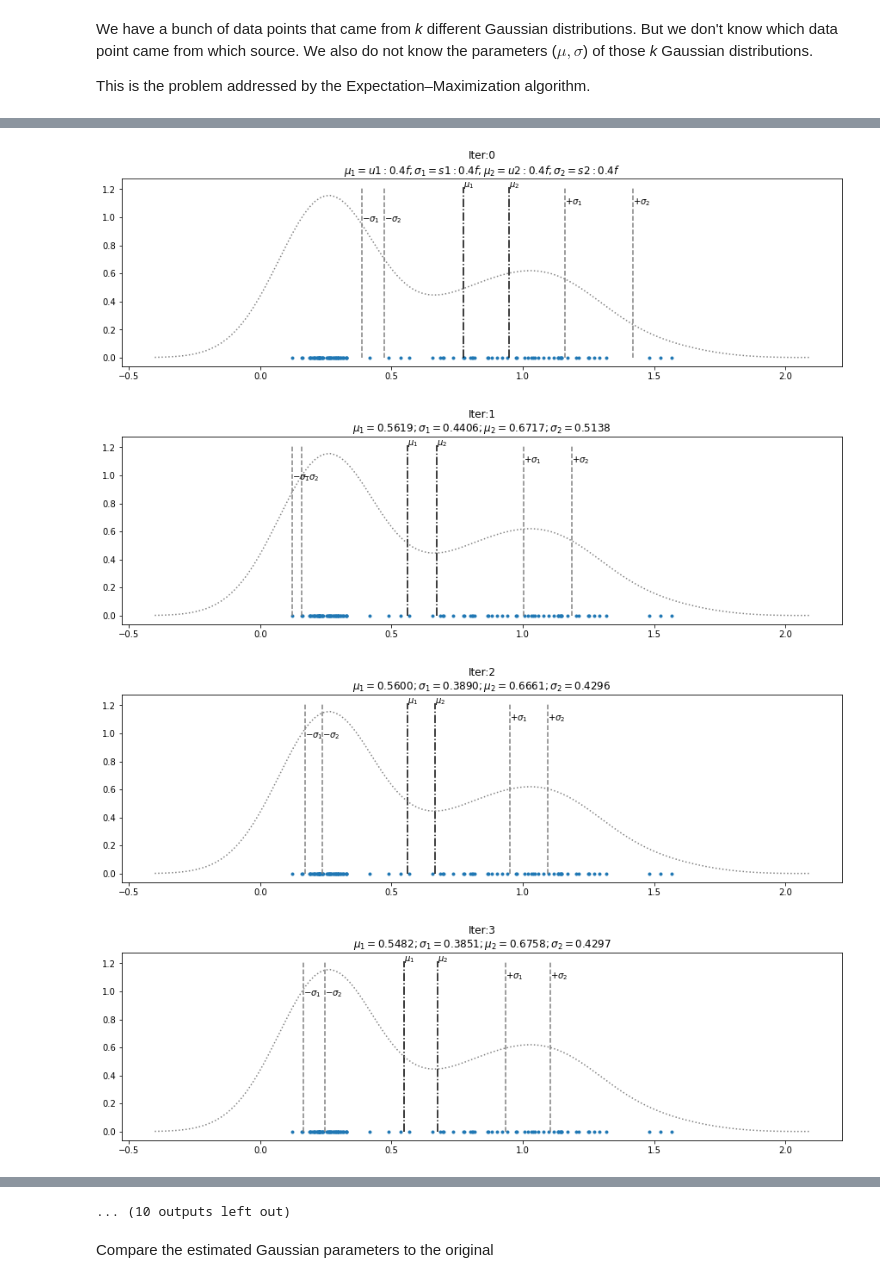
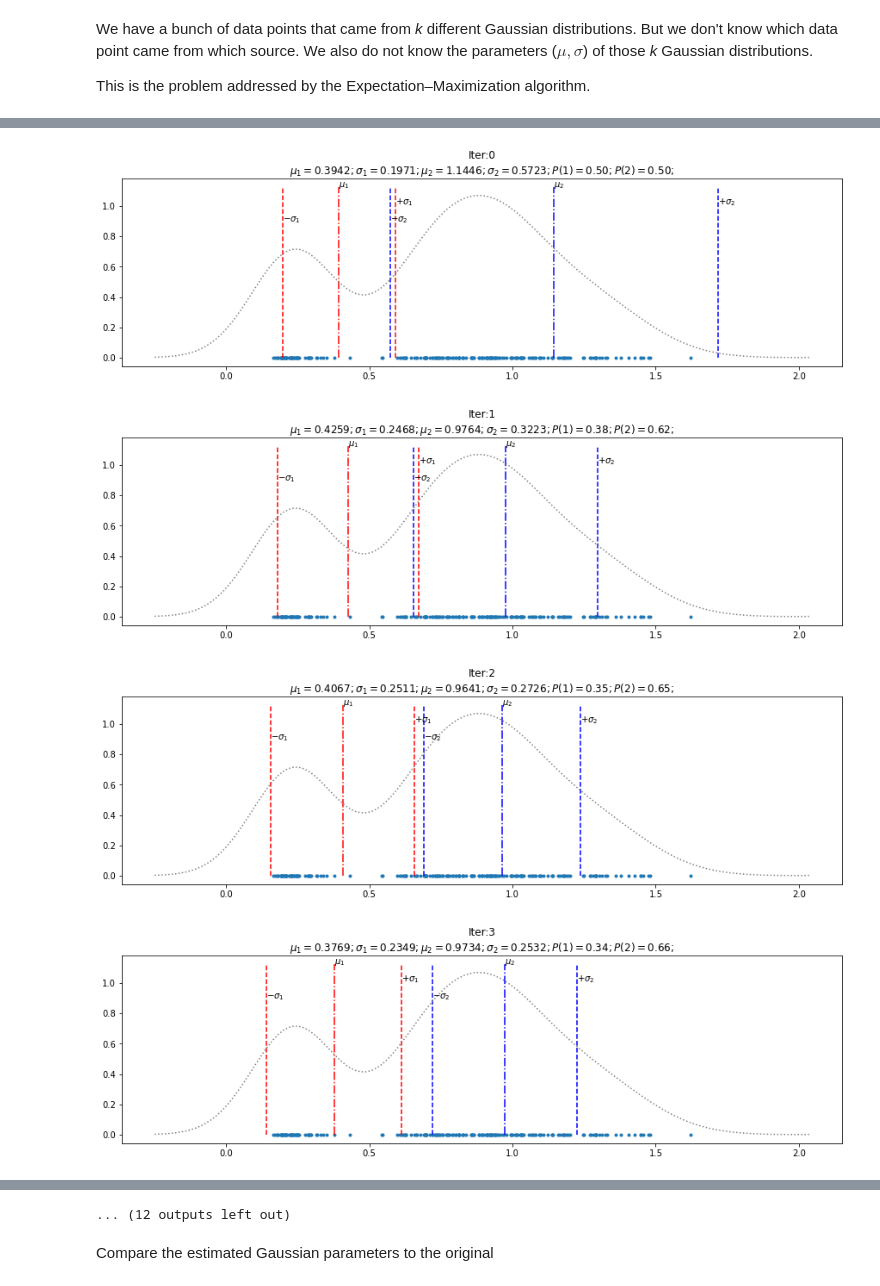
Before and after one commit to vinayshanbhag/math, a Jupyter notebook: Expectation_Maximization.ipynb, the cells around one changed output, grey strips where cells are left out. Saved outputs shown, nothing was run; the diff lists cells and outputs as text; code cells hidden in the pictures.

```diff
--- a/Expectation_Maximization.ipynb
+++ b/Expectation_Maximization.ipynb
@@ -17,7 +17,7 @@ import pandas as pd
 Let's say we have a set of points that come from 2 different gaussian distributions.
 # %%
 n1 = 50 # samples1
-n2 = 50 # samples2
+n2 = 150 # samples2
 mu1, sig1, mu2, sig2 = 0.25,0.05,1,0.25
 samples1 = np.random.normal(mu1, sig1, n1)
 samples2 = np.random.normal(mu2, sig2, n2)
@@ -54,17 +54,17 @@ def plot(X,u1,s1,u2,s2,title):
   plt.scatter(X,np.zeros(len(X)), marker='.')
   ax = sns.kdeplot(X, color='gray',linestyle=':')
   ymin, ymax = ax.get_ylim()
-  plt.vlines(u1,ymin,ymax,'k','-.')
+  plt.vlines(u1,ymin,ymax,'r','-.')
   plt.text(u1,ymax,'$\mu_1$')
-  plt.vlines(u1-s1,ymin,ymax,'gray','--')
+  plt.vlines(u1-s1,ymin,ymax,'r','--')
   plt.text(u1-s1,ymax*0.8,'$-\sigma_1$')
-  plt.vlines(u1+s1,ymin,ymax,'gray','--')
+  plt.vlines(u1+s1,ymin,ymax,'r','--')
   plt.text(u1+s1,ymax*0.9,'$+\sigma_1$')
-  plt.vlines(u2,ymin,ymax,'k','-.')
+  plt.vlines(u2,ymin,ymax,'b','-.')
   plt.text(u2,ymax,'$\mu_2$')
-  plt.vlines(u2-s2,ymin,ymax,'gray','--')
+  plt.vlines(u2-s2,ymin,ymax,'b','--')
   plt.text(u2-s2,ymax*.8,'$-\sigma_2$')
-  plt.vlines(u2+s2,ymin,ymax,'gray','--')
+  plt.vlines(u2+s2,ymin,ymax,'b','--')
   plt.text(u2+s2,ymax*.9,'$+\sigma_2$')
   plt.show()
 # %% [markdown]
@@ -102,26 +102,29 @@ Repeat until $\mu$ and $\sigma$ converge.
 Following code performs these steps and plots the $\mu$ and $\sigma$ at each step.
 # %%
 X = samples
-u1,u2 = np.random.uniform(X.min(), X.max(), 2)
+u1,u2 = X.mean()-X.std(), X.mean()+X.std()#np.random.uniform(X.min(), X.max(), 2)
 s1, s2 = u1*0.5, u2*0.5
-plot(X, u1,s1, u2, s2, "Iter:0\n$\mu_1={u1:0.4f};\sigma_1={s1:0.4f};\mu_2={u2:0.4f};\sigma_2={s2:0.4f}$")
-for i in range(1,51):
+p1,p2 = 0.5,0.5 # initial prob of dist1 and 2
+plot(X, u1,s1, u2, s2, f"Iter:0\n$\mu_1={u1:0.4f};\sigma_1={s1:0.4f};\mu_2={u2:0.4f};\sigma_2={s2:0.4f};P(1)={p1:0.2f};P(2)={p2:0.2f};$")
+for i in range(1,101):
   px_1 = (np.exp(-((X-u1)**2)/(2*(s1**2))))/np.sqrt(np.pi*2*(s1**2)) #P(x|1)
   px_2 = (np.exp(-((X-u2)**2)/(2*(s2**2))))/np.sqrt(np.pi*2*(s2**2)) #P(x|2)
-  p1_x = (px_1*0.5)/((px_1*0.5) + (px_2*0.5))
+  p1_x = (px_1*p1)/((px_1*p1) + (px_2*p2))
   p2_x = 1-p1_x
+  p1 = np.mean(p1_x)
+  p2 = np.mean(p2_x)
   u1_ = np.sum(p1_x*X)/np.sum(p1_x)
   u2_ = np.sum(p2_x*X)/np.sum(p2_x)
   s1_ = np.sqrt(np.sum(p1_x*((X-u1)**2))/np.sum(p1_x))
   s2_ = np.sqrt(np.sum(p2_x*((X-u2)**2))/np.sum(p2_x))
-  plot(X, u1_,s1_, u2_, s2_, f"Iter:{i}\n$\mu_1={u1_:0.4f};\sigma_1={s1_:0.4f};\mu_2={u2_:0.4f};\sigma_2={s2_:0.4f}$")
-  if np.allclose([u1,u2,s1,s2],[u1_,u2_,s1_,s2_], atol=1e-04):
+  plot(X, u1_,s1_, u2_, s2_, f"Iter:{i}\n$\mu_1={u1_:0.4f};\sigma_1={s1_:0.4f};\mu_2={u2_:0.4f};\sigma_2={s2_:0.4f};P(1)={p1:0.2f};P(2)={p2:0.2f};$")
+  if np.allclose([u1,u2,s1,s2],[u1_,u2_,s1_,s2_], atol=1e-05):
     print("Converged")
     break
   else:
     u1,u2,s1,s2=(u1_,u2_,s1_,s2_)
 # %% [output]
-[figure, old version]
+[figure, new version]
-[figure, old version]
+[figure, new version]
-[figure, old version]
+[figure, new version]
-[figure, old version]
+[figure, new version]
@@ -136,4 +139,4 @@ for i in range(1,51):
-... (10 outputs left out)
+... (12 outputs left out)
 # %% [markdown]
 Compare the estimated Gaussian parameters to the original
 # %%
```
Also changed, not shown: parts of 6 cells of this notebook.
